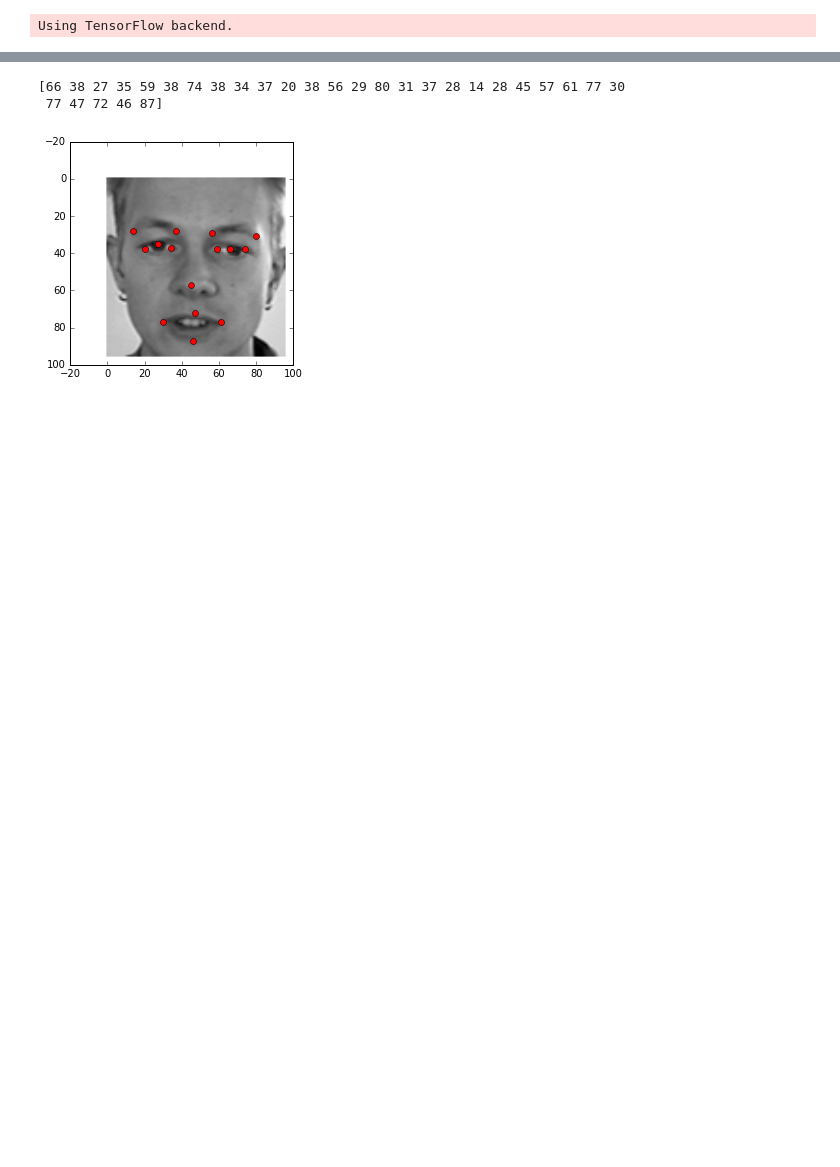
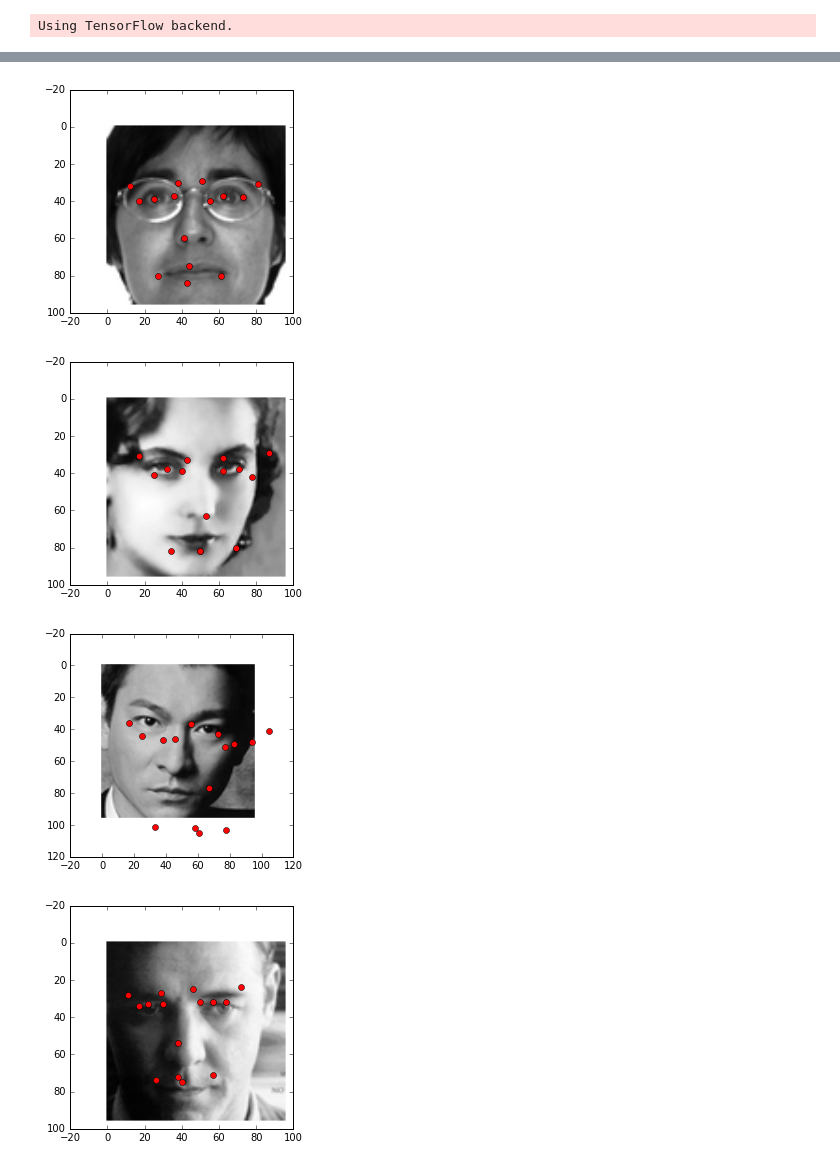
Before and after one commit to jauffretp/CNN_project, a Jupyter notebook: src/Training the network.ipynb, the cells around one changed output, grey strips where cells are left out. Cells and saved outputs as stored; diff of their text form; code cells hidden in the pictures; blank space fills up the shorter version.

```diff
--- a/src/Training the network.ipynb
+++ b/src/Training the network.ipynb
@@ -54,11 +56,16 @@ model.add(Dense(num_classes, activation='linear'))
 
 model = Sequential()
 #Block 1
-model.add(Conv2D(64, (3, 3), activation='relu', padding='same', input_shape=input_shape))
+model.add(Conv2D(32, (3, 3), activation='relu', padding='same', input_shape=input_shape))
+model.add(Conv2D(32, (3, 3), activation='relu', padding='same'))
+model.add(MaxPooling2D(pool_size=(2, 2), strides=(2,2)))
+
+#Block 2
+model.add(Conv2D(64, (3, 3), activation='relu', padding='same'))
 model.add(Conv2D(64, (3, 3), activation='relu', padding='same'))
 model.add(MaxPooling2D(pool_size=(2, 2), strides=(2,2)))
 
-#Block 2
+#Block 3
 model.add(Conv2D(128, (3, 3), activation='relu', padding='same'))
 model.add(Conv2D(128, (3, 3), activation='relu', padding='same'))
 model.add(MaxPooling2D(pool_size=(2, 2), strides=(2,2)))
@@ -74,6 +100,6 @@ model.compile(loss='mean_squared_error',
 # %%
 batch_size = 128
-epochs = 200
+epochs = 500
 
 history = model.fit(X_train, y_train,
           batch_size=batch_size,
@@ -98,17 +124,20 @@ Test accuracy: 5.53304775259
 # %%
-first_test = X_test[100].copy()
-first_test = first_test.reshape(1,96,96,1)
-preds = np.clip(model.predict(first_test),0,255).astype('uint8')[0]
-print(preds)
+tests = [X_test[i].copy() for i in range(0,20,4)]
+tests = [test.reshape(1,96,96,1) for test in tests]
 
-plt.figure()
+preds = [np.clip(model.predict(test),0,255).astype('uint8')[0] for test in tests]
+#print(preds)
 
-plt.imshow(first_test.reshape((96,96)), cmap="gray")
+for idx,test in enumerate(tests):
+    plt.figure()
 
-for i in range(0,len(preds),2):
-    plt.plot(preds[i],preds[i+1], marker='o', color='r', ls='')
-plt.show()
+    plt.imshow(test.reshape((96,96)), cmap="gray")
+
+    for i in range(0,len(preds[idx]),2):
+        plt.plot(preds[idx][i],preds[idx][i+1], marker='o', color='r', ls='')
+    plt.show()
 # %% [output]
-[66 38 27 35 59 38 74 38 34 37 20 38 56 29 80 31 37 28 14 28 45 57 61 77 30
- 77 47 72 46 87]
-[figure, old version]
+[figure, new version]
+[figure, added]
+[figure, added]
+[figure, added]
```
Also changed, not shown: parts of 5 cells of this notebook, 7 other files.
